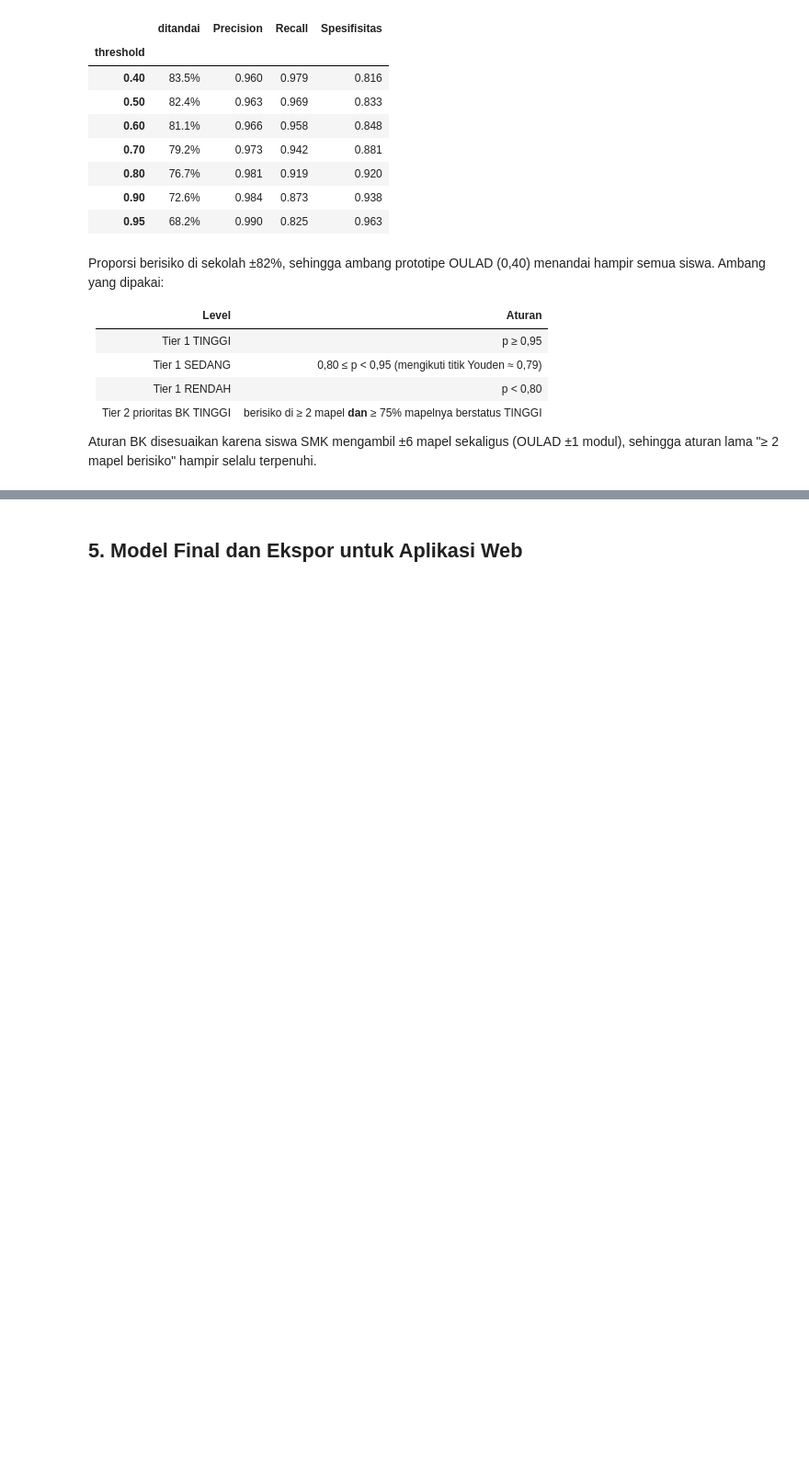
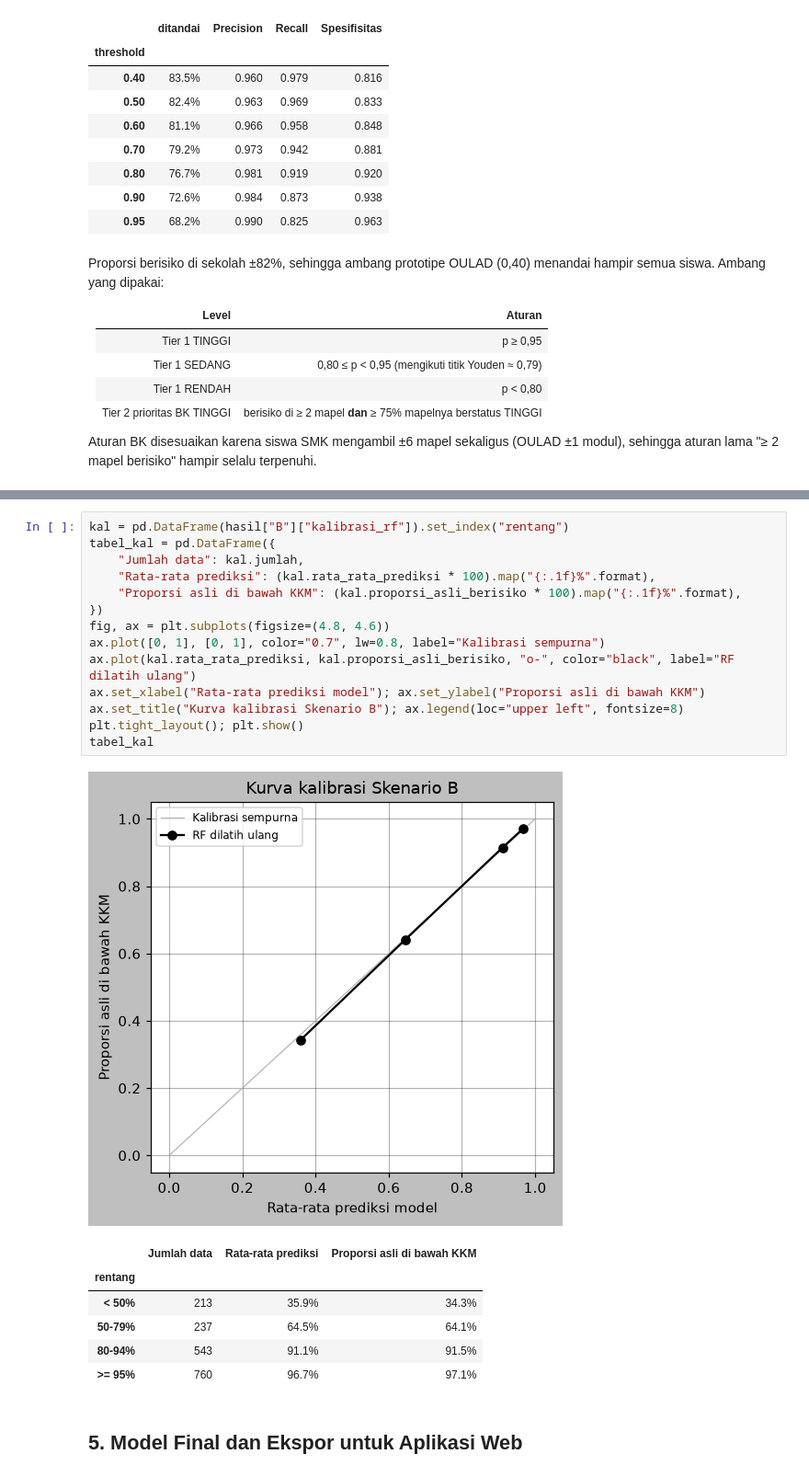
Before and after one commit to RuneSong-ctrl/Model-BK-Ews, a Jupyter notebook: model_ews.ipynb, the cells around one changed output, grey strips where cells are left out. Shown at 92% size. Cells and saved outputs as stored; diff of their text form; blank space fills up the shorter version.

Commit message:
Prediksi out-of-fold Skenario B (1.753 data siswa × mapel, validasi 5-fold per siswa), dihitung pada notebook model_ews.ipynb bagian 4b.

```diff
--- a/model_ews.ipynb
+++ b/model_ews.ipynb
@@ -218,3 +224,25 @@ Aturan BK disesuaikan karena siswa SMK mengambil ±6 mapel sekaligus (OULAD ±1
+# %%
+kal = pd.DataFrame(hasil["B"]["kalibrasi_rf"]).set_index("rentang")
+tabel_kal = pd.DataFrame({
+    "Jumlah data": kal.jumlah,
+    "Rata-rata prediksi": (kal.rata_rata_prediksi * 100).map("{:.1f}%".format),
+    "Proporsi asli di bawah KKM": (kal.proporsi_asli_berisiko * 100).map("{:.1f}%".format),
+})
+fig, ax = plt.subplots(figsize=(4.8, 4.6))
+ax.plot([0, 1], [0, 1], color="0.7", lw=0.8, label="Kalibrasi sempurna")
+ax.plot(kal.rata_rata_prediksi, kal.proporsi_asli_berisiko, "o-", color="black", label="RF dilatih ulang")
+ax.set_xlabel("Rata-rata prediksi model"); ax.set_ylabel("Proporsi asli di bawah KKM")
+ax.set_title("Kurva kalibrasi Skenario B"); ax.legend(loc="upper left", fontsize=8)
+plt.tight_layout(); plt.show()
+tabel_kal
+# %% [output]
+[figure, added]
+|  | Jumlah data | Rata-rata prediksi | Proporsi asli di bawah KKM |
+| rentang |  |  |  |
+| < 50% | 213 | 35.9% | 34.3% |
+| 50-79% | 237 | 64.5% | 64.1% |
+| 80-94% | 543 | 91.1% | 91.5% |
+| >= 95% | 760 | 96.7% | 97.1% |
 # %% [markdown]
 ## 5. Model Final dan Ekspor untuk Aplikasi Web
 # %%
```
Also changed, not shown: parts of 1 cell of this notebook, 3 other files.
